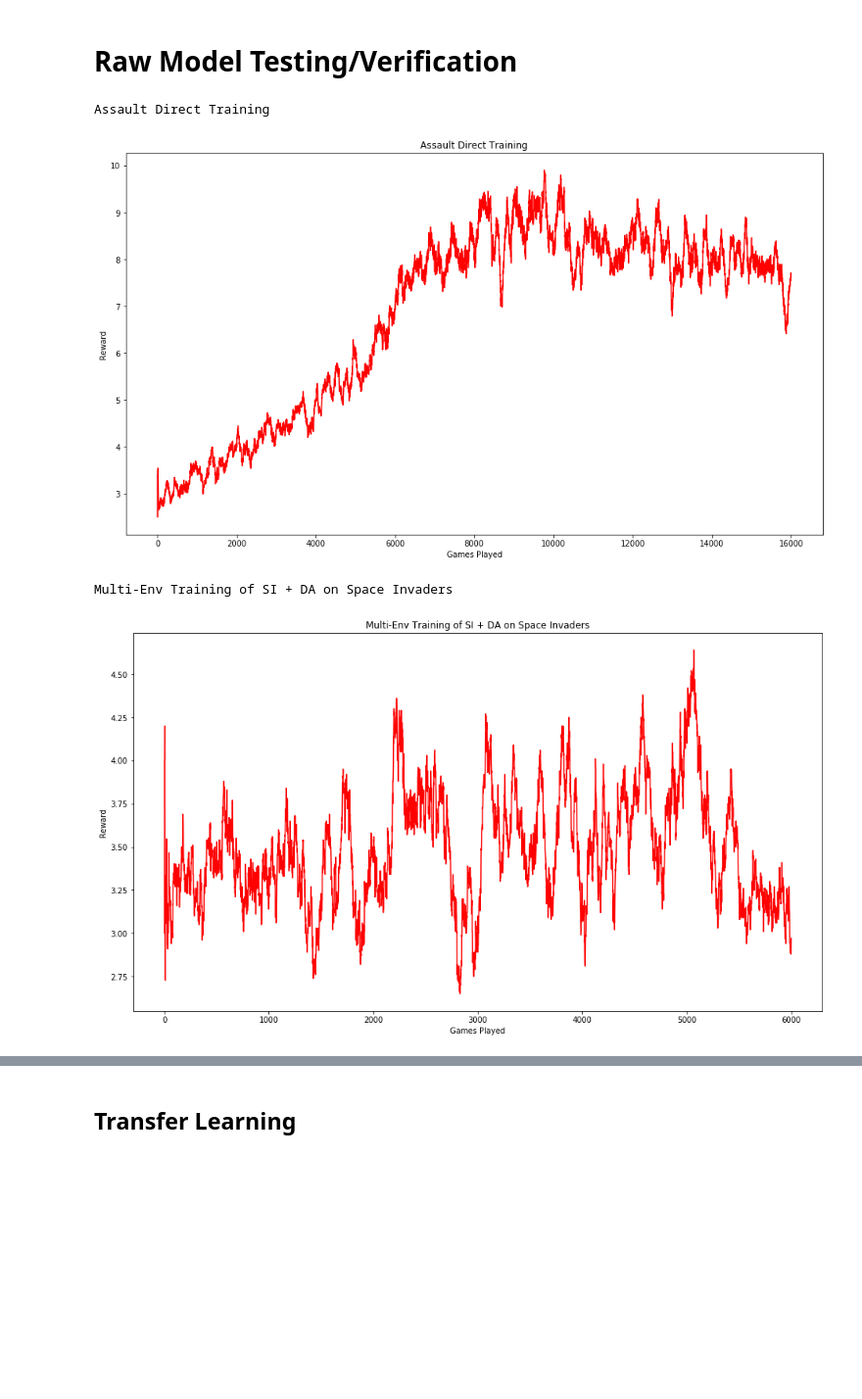
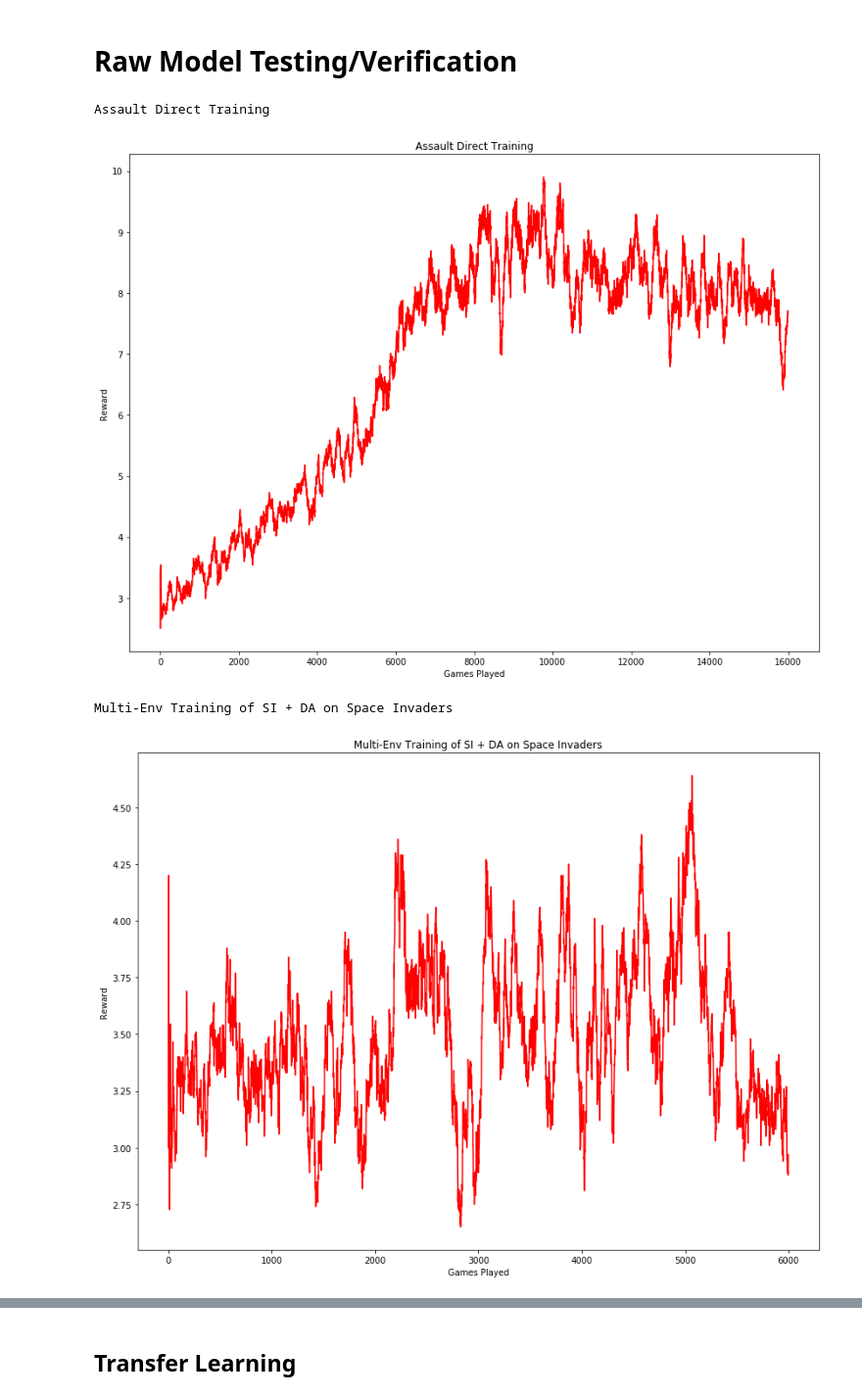
Before and after one commit to tophatraptor/si-transfer, a Jupyter notebook: plot_results.ipynb, the cells around one changed output, grey strips where cells are left out. Shown at 98% size. Saved outputs shown, nothing was run; the diff lists cells and outputs as text; code cells hidden in the pictures; blank space fills up the shorter version.

Commit message:
Updated figures to the ones in the paper

```diff
--- a/plot_results.ipynb
+++ b/plot_results.ipynb
@@ -6,39 +6,39 @@ import numpy as np
 # Raw Model Testing/Verification
 # %%
 output_folder = 'figures'
-default_figsize = (16, 9)
+default_figsize = (12, 9)
 
 selected_models = [
     ('models/assault_reward.txt', 'Assault Direct Training', 'assault.png'),
     ('models_multi/demon_invaders_demon-attack_reward.txt', 'Multi-Env Training of SI + DA on Space Invaders', 'multienv.png'),
     ('models/demon-attack_reward.txt', 'Demon Attack Direct Training', 'demon-attack.png'),
     ('models/invaders_reward.txt', 'Space Invaders Direct Training', 'invaders.png'),
     ('mimic_models/invaders_reward.txt', 'Space Invaders Mimic Training', 'mimic_invaders.png'),
     ('mimic_models/invaders-am_reward.txt', 'Space Invaders Mimic Training', 'mimic_invaders-am.png'),
     ('mimic_models/invaders-am2_reward.txt', 'Space Invaders Mimic Training', 'mimic_invaders-am2.png'),
 ]
 
 if not os.path.exists(output_folder):
     os.makedirs(output_folder)
 
 def plot_figure(reward_file, title, output_name):
     plt.figure(figsize=default_figsize)
-    plt.tight_layout()
     ys = np.loadtxt(reward_file)[1:16000]
     plt.plot(ys, c='r')
     plt.title(title)
     plt.xlabel('Games Played')
     plt.ylabel('Reward')
+    plt.tight_layout()
     plt.savefig(os.path.join(output_folder, output_name))
     plt.show()
     plt.close()
 
 for x in selected_models:
     print(x[1])
     plot_figure(*x)
 # %% [output]
 Assault Direct Training
-[figure, old version]
+[figure, new version]
 Multi-Env Training of SI + DA on Space Invaders
-[figure, old version]
+[figure, new version]
 Demon Attack Direct Training
```
Also changed, not shown: parts of 5 cells of this notebook, 19 other files.
